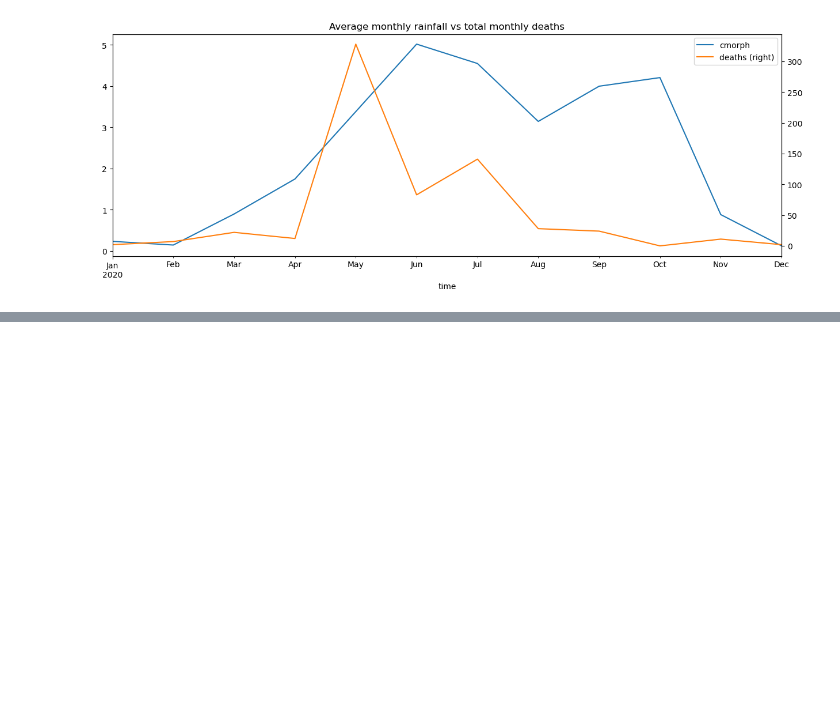
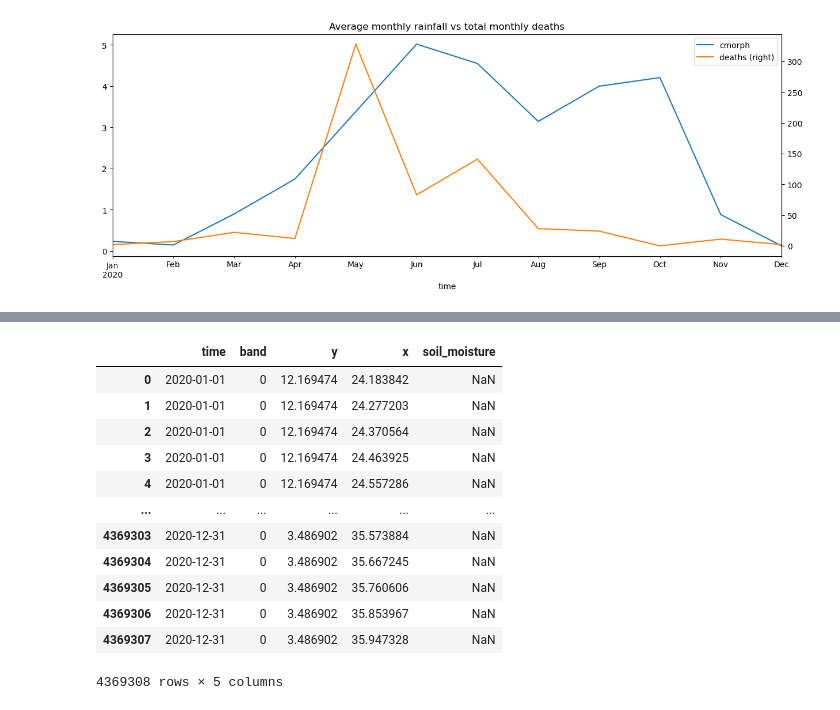
Before and after one commit to NickSlanec/geospatial-playground, a Jupyter notebook: element84/violence_vs_rainfall.ipynb, the cells around one changed output, grey strips where cells are left out. Saved outputs shown, nothing was run; the diff lists cells and outputs as text; code cells hidden in the pictures; blank space fills up the shorter version.

```diff
--- a/element84/violence_vs_rainfall.ipynb
+++ b/element84/violence_vs_rainfall.ipynb
@@ -672,0 +719,16 @@ states_rain_violence.groupby([pd.Grouper(key='time', freq='M')])['deaths'].sum()
+# %%
+sm
+# %% [output]
+|  | time | band | y | x | soil_moisture |
+| 0 | 2020-01-01 | 0 | 12.169474 | 24.183842 | NaN |
+| 1 | 2020-01-01 | 0 | 12.169474 | 24.277203 | NaN |
+| 2 | 2020-01-01 | 0 | 12.169474 | 24.370564 | NaN |
+| 3 | 2020-01-01 | 0 | 12.169474 | 24.463925 | NaN |
+| 4 | 2020-01-01 | 0 | 12.169474 | 24.557286 | NaN |
+| ... | ... | ... | ... | ... | ... |
+| 4369303 | 2020-12-31 | 0 | 3.486902 | 35.573884 | NaN |
+| 4369304 | 2020-12-31 | 0 | 3.486902 | 35.667245 | NaN |
+| 4369305 | 2020-12-31 | 0 | 3.486902 | 35.760606 | NaN |
+| 4369306 | 2020-12-31 | 0 | 3.486902 | 35.853967 | NaN |
+| 4369307 | 2020-12-31 | 0 | 3.486902 | 35.947328 | NaN |
+4369308 rows × 5 columns
```
Also changed, not shown: parts of 11 cells of this notebook, 1 other file.
